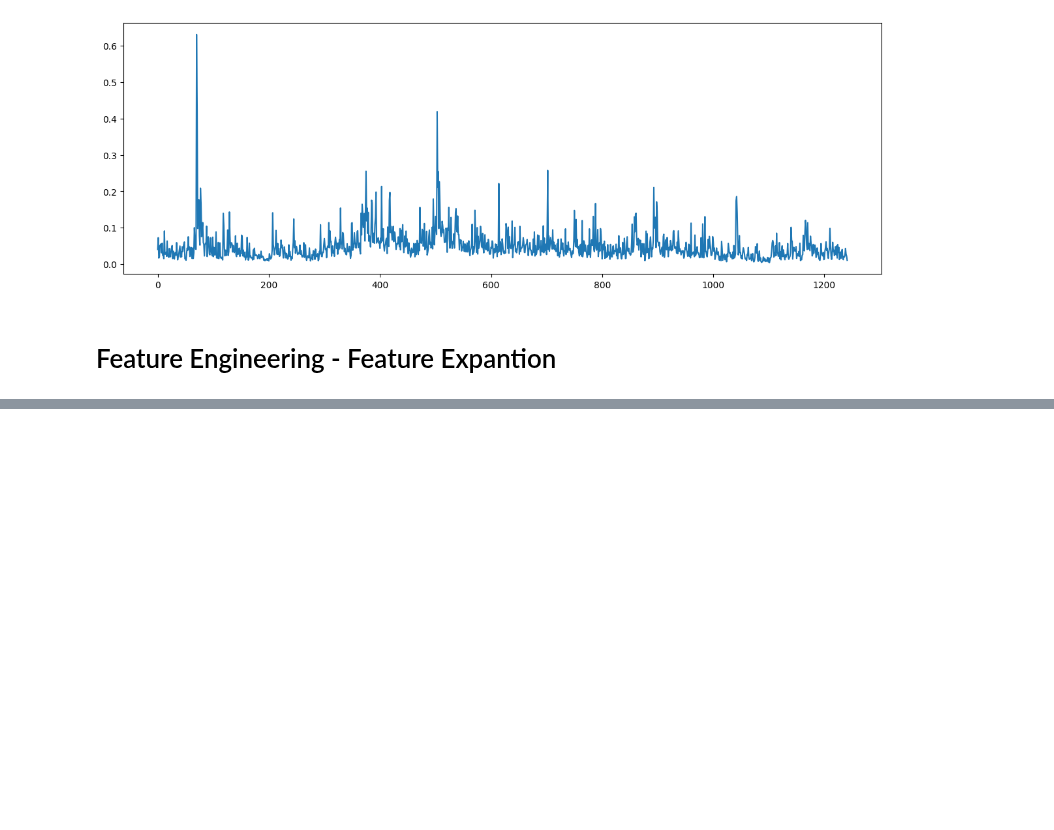
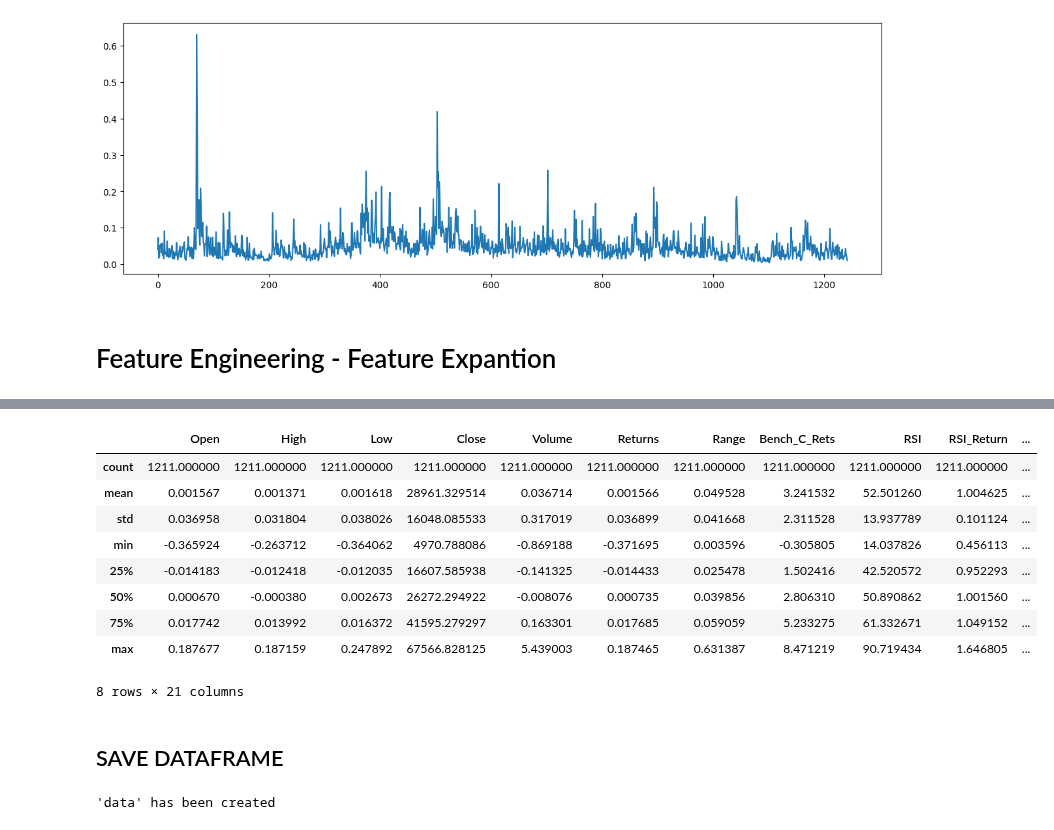
Before and after one commit to ItMeansBigMountain/Financial.Market.ML, a Jupyter notebook: 2_Supervised/1-Data-Preprocessing.ipynb, the cells around one changed output, grey strips where cells are left out. Saved outputs shown, nothing was run; the diff lists cells and outputs as text; code cells hidden in the pictures; blank space fills up the shorter version.

Commit message:
data preprocessing

```diff
--- a/2_Supervised/1-Data-Preprocessing.ipynb
+++ b/2_Supervised/1-Data-Preprocessing.ipynb
@@ -53,0 +70,3 @@ df_fe = df.copy()
+# %%
+# Rolling Cumalitive Range
+df_fe["AVG_Range"] = df_fe["Range"].rolling(window=30).mean()
@@ -53,0 +75,7 @@ df_fe = df.copy()
+# %%
+# Add Time Intervals
+time_steps = [1,2]
+time_features = ["Returns", "Range", "Rolling_rets"]
+for ts in time_steps:
+    for tf in time_features:
+        df_fe[f"{tf}_T{ts}"] = df_fe[tf].shift(ts)
@@ -53,0 +84,5 @@ df_fe = df.copy()
+# %%
+# Correct for stationarity
+df_stationary = df_fe.copy()
+
+df_stationary[["Open","High","Low","Volume"]] = df_stationary[["Open","High","Low","Volume"]].pct_change()
@@ -53,0 +91,3 @@ df_fe = df.copy()
+# %%
+# Check for NaN
+df_stationary = df_stationary.dropna()
@@ -53,0 +119,29 @@ df_fe = df.copy()
+# %%
+# describe dataframe
+df_stationary.describe()
+# %% [output]
+|  | Open | High | Low | Close | Volume | Returns | Range | Bench_C_Rets | RSI | RSI_Return | ... |
+| count | 1211.000000 | 1211.000000 | 1211.000000 | 1211.000000 | 1211.000000 | 1211.000000 | 1211.000000 | 1211.000000 | 1211.000000 | 1211.000000 | ... |
+| mean | 0.001567 | 0.001371 | 0.001618 | 28961.329514 | 0.036714 | 0.001566 | 0.049528 | 3.241532 | 52.501260 | 1.004625 | ... |
+| std | 0.036958 | 0.031804 | 0.038026 | 16048.085533 | 0.317019 | 0.036899 | 0.041668 | 2.311528 | 13.937789 | 0.101124 | ... |
+| min | -0.365924 | -0.263712 | -0.364062 | 4970.788086 | -0.869188 | -0.371695 | 0.003596 | -0.305805 | 14.037826 | 0.456113 | ... |
+| 25% | -0.014183 | -0.012418 | -0.012035 | 16607.585938 | -0.141325 | -0.014433 | 0.025478 | 1.502416 | 42.520572 | 0.952293 | ... |
+| 50% | 0.000670 | -0.000380 | 0.002673 | 26272.294922 | -0.008076 | 0.000735 | 0.039856 | 2.806310 | 50.890862 | 1.001560 | ... |
+| 75% | 0.017742 | 0.013992 | 0.016372 | 41595.279297 | 0.163301 | 0.017685 | 0.059059 | 5.233275 | 61.332671 | 1.049152 | ... |
+| max | 0.187677 | 0.187159 | 0.247892 | 67566.828125 | 5.439003 | 0.187465 | 0.631387 | 8.471219 | 90.719434 | 1.646805 | ... |
+8 rows × 21 columns
+# %% [markdown]
+## SAVE DATAFRAME
+# %%
+# use or create folder to save data
+import os
+
+folder_name = 'data'
+
+if not os.path.exists(folder_name):
+    os.makedirs(folder_name)
+    print(f"'{folder_name}' has been created")
+else:
+    print(f"'{folder_name}' already exists")
+# %% [output]
+'data' has been created
```
Also changed, not shown: parts of 12 cells of this notebook, 2 other files.
